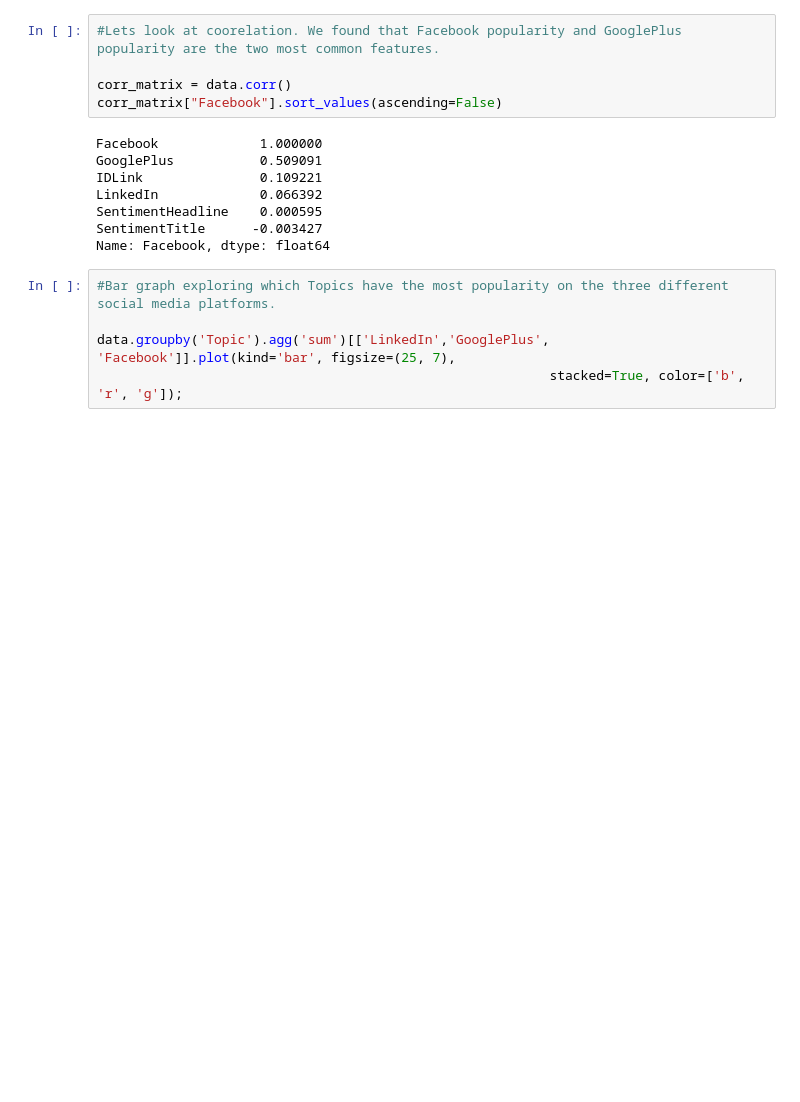
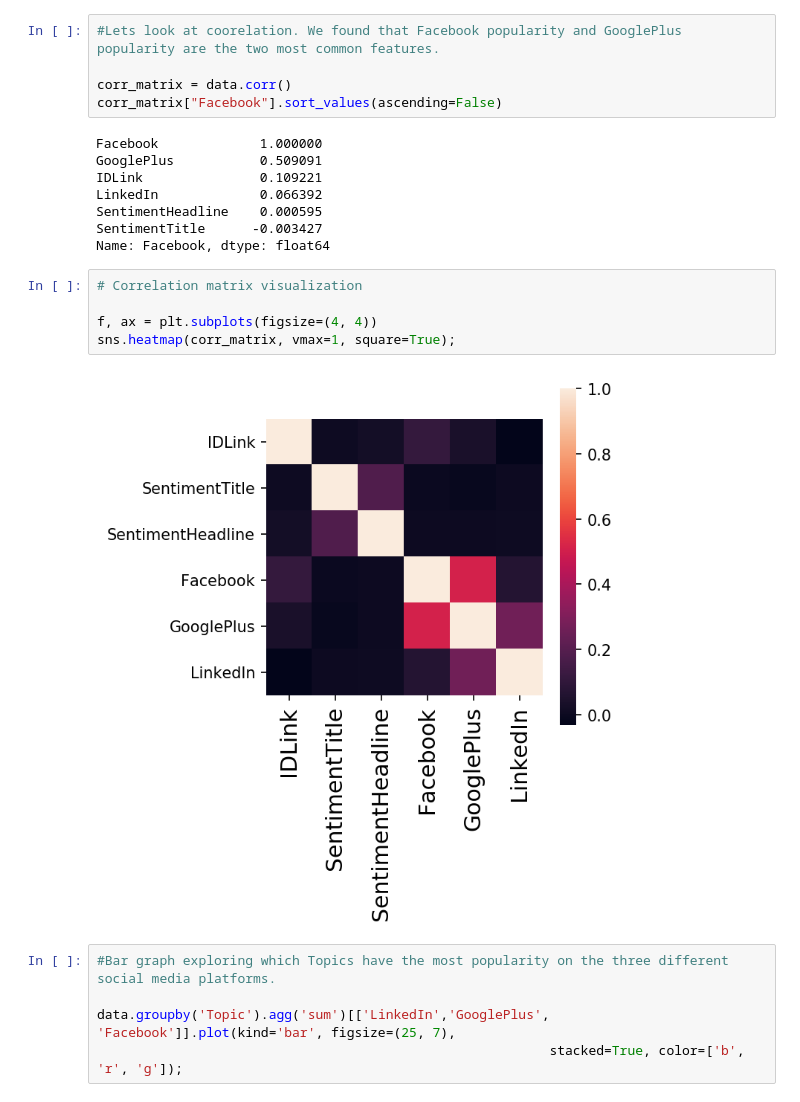
Before and after one commit to andrea5972/ML_classification, a Jupyter notebook: Regression/SocialNews-V1.ipynb, the cells around one changed output. Drawn from its saved outputs; the diff is of its cells as text; blank space fills up the shorter version.

```diff
--- a/Regression/SocialNews-V1.ipynb
+++ b/Regression/SocialNews-V1.ipynb
@@ -121,6 +121,13 @@ LinkedIn             0.066392
 SentimentHeadline    0.000595
 SentimentTitle      -0.003427
 Name: Facebook, dtype: float64
+# %%
+# Correlation matrix visualization
+
+f, ax = plt.subplots(figsize=(4, 4))
+sns.heatmap(corr_matrix, vmax=1, square=True);
+# %% [output]
+[figure, added]
 # %%
 #Bar graph exploring which Topics have the most popularity on the three different social media platforms.
 
```
Also changed, not shown: parts of 5 cells of this notebook.
